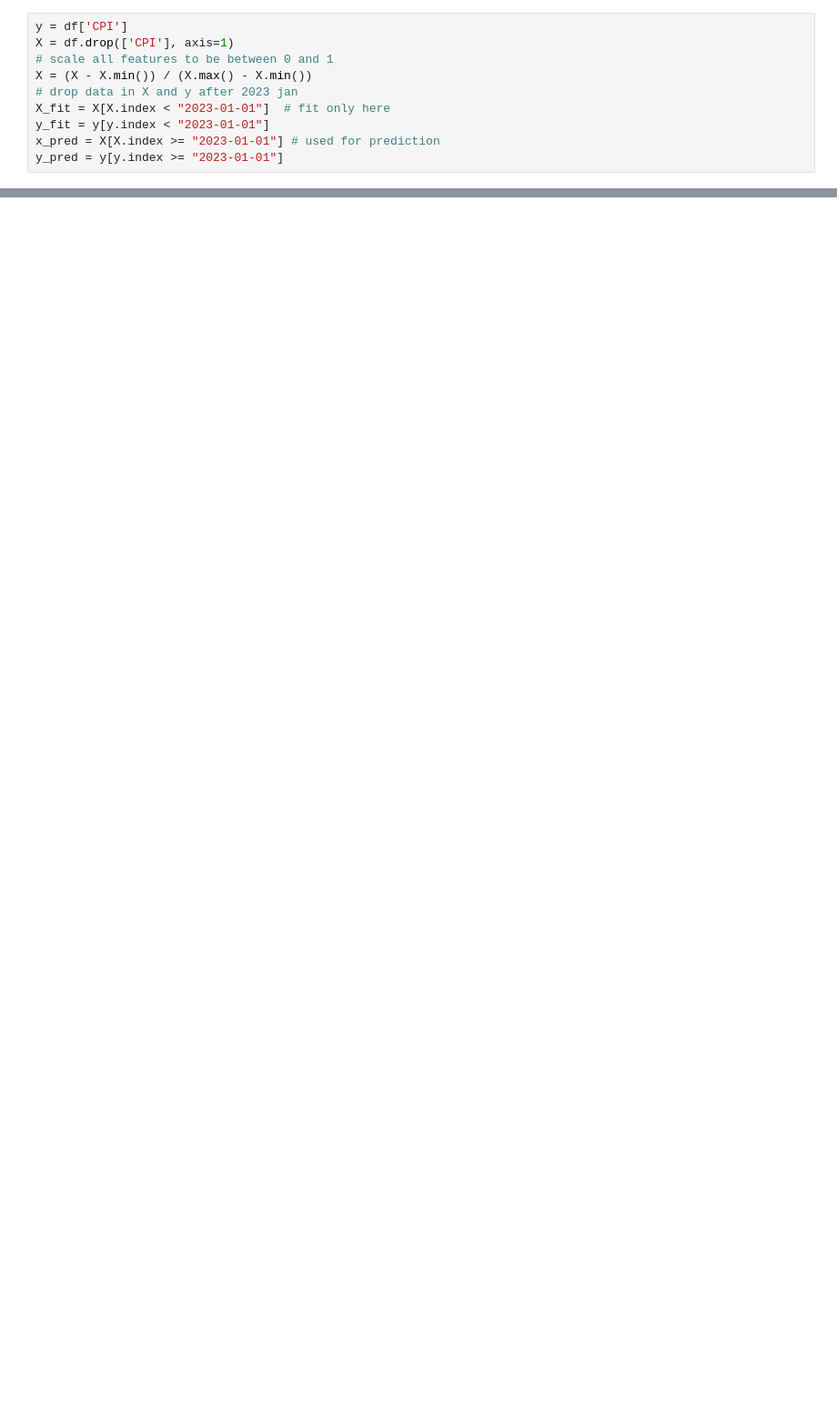
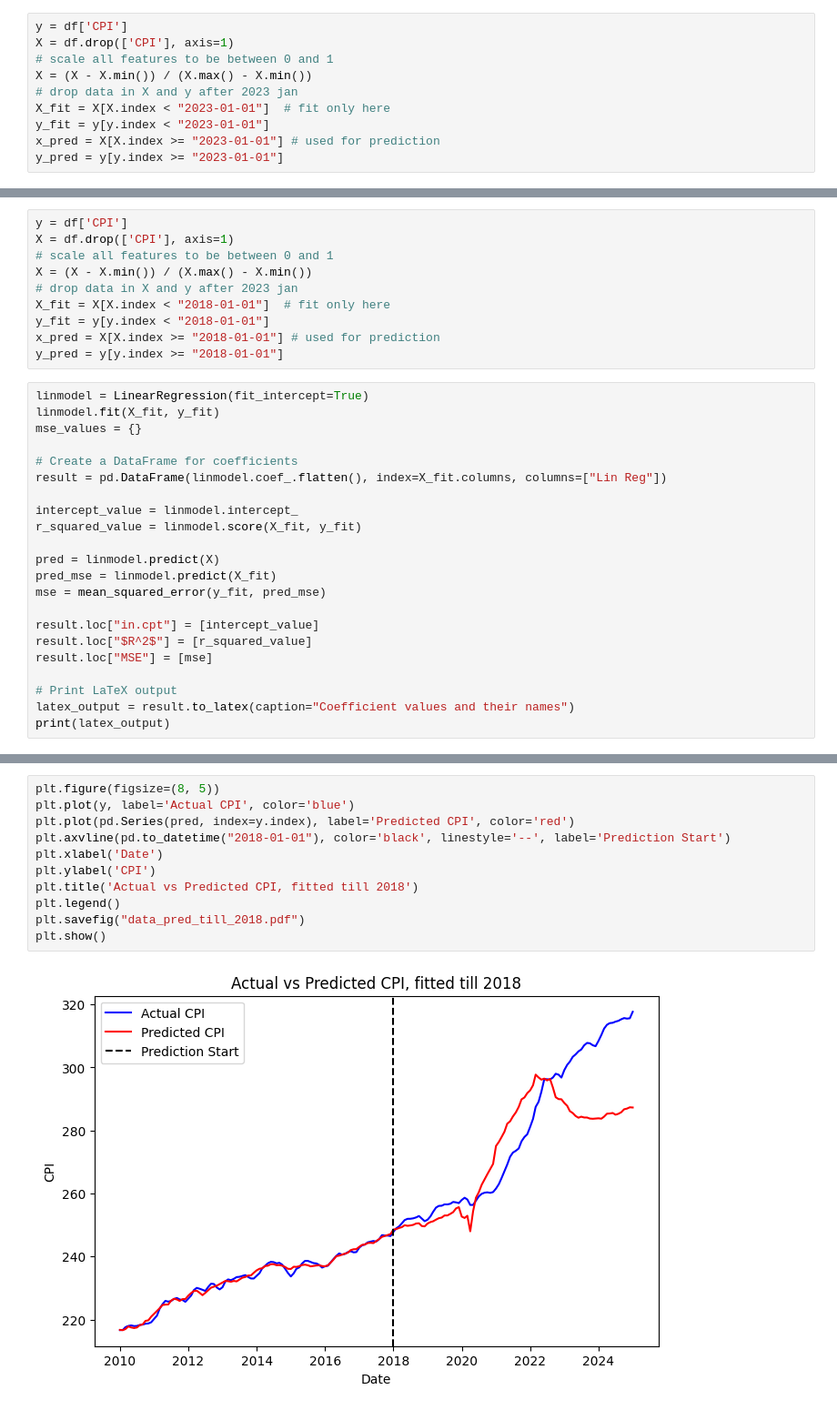
Before and after one commit to danieltuzes/Baruch_preMFE, a Jupyter notebook: ML homework/5/fitting.ipynb, the cells around one changed output, grey strips where cells are left out. Shown: that part at 91% size. Cells and saved outputs as stored; diff of their text form; blank space fills up the shorter version.

Commit message:
add fitting till 2018

```diff
--- a/ML homework/5/fitting.ipynb
+++ b/ML homework/5/fitting.ipynb
@@ -762,0 +532,32 @@ $R^2$ & 0.9927 & 0.9925 & 0.9864 & 0.9216 & 0.9842 & 0.9176 & 0.2161 \\
+# %%
+y = df['CPI']
+X = df.drop(['CPI'], axis=1)
+# scale all features to be between 0 and 1
+X = (X - X.min()) / (X.max() - X.min())
+# drop data in X and y after 2023 jan
+X_fit = X[X.index < "2018-01-01"]  # fit only here
+y_fit = y[y.index < "2018-01-01"]
+x_pred = X[X.index >= "2018-01-01"] # used for prediction
+y_pred = y[y.index >= "2018-01-01"]
+# %%
+linmodel = LinearRegression(fit_intercept=True)
+linmodel.fit(X_fit, y_fit)
+mse_values = {}
+
+# Create a DataFrame for coefficients
+result = pd.DataFrame(linmodel.coef_.flatten(), index=X_fit.columns, columns=["Lin Reg"])
+
+intercept_value = linmodel.intercept_
+r_squared_value = linmodel.score(X_fit, y_fit)
+
+pred = linmodel.predict(X)
+pred_mse = linmodel.predict(X_fit)
+mse = mean_squared_error(y_fit, pred_mse)
+
+result.loc["in.cpt"] = [intercept_value]
+result.loc["$R^2$"] = [r_squared_value]
+result.loc["MSE"] = [mse]
+
+# Print LaTeX output
+latex_output = result.to_latex(caption="Coefficient values and their names")
+print(latex_output)
@@ -762,0 +584,13 @@ $R^2$ & 0.9927 & 0.9925 & 0.9864 & 0.9216 & 0.9842 & 0.9176 & 0.2161 \\
+# %%
+plt.figure(figsize=(8, 5))
+plt.plot(y, label='Actual CPI', color='blue')
+plt.plot(pd.Series(pred, index=y.index), label='Predicted CPI', color='red')
+plt.axvline(pd.to_datetime("2018-01-01"), color='black', linestyle='--', label='Prediction Start')
+plt.xlabel('Date')
+plt.ylabel('CPI')
+plt.title('Actual vs Predicted CPI, fitted till 2018')
+plt.legend()
+plt.savefig("data_pred_till_2018.pdf")
+plt.show()
+# %% [output]
+[figure, added]
```
Also changed, not shown: parts of 17 cells of this notebook, 4 other files.
